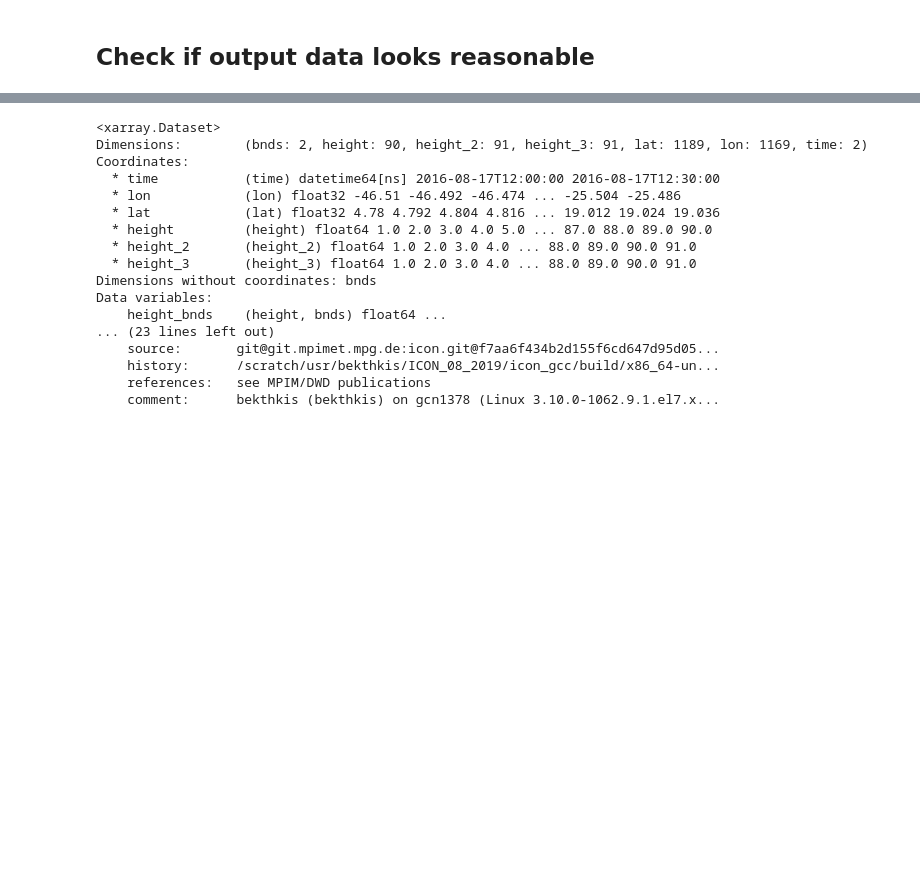
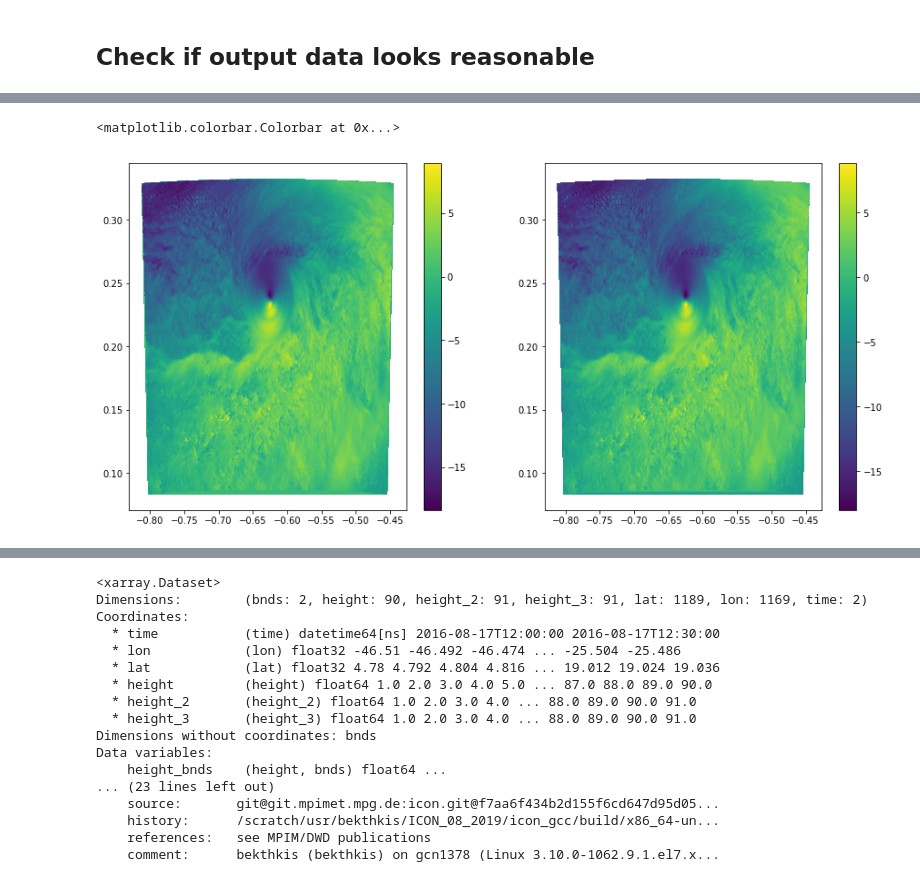
Before and after one commit to TracyMcBean/Idealize_TC, a Jupyter notebook: IdealizeCyclone/Jupyter/Check_output.ipynb, the cells around one changed output, grey strips where cells are left out. Saved outputs shown, nothing was run; the diff lists cells and outputs as text; code cells hidden in the pictures; blank space fills up the shorter version.

```diff
--- a/IdealizeCyclone/Jupyter/Check_output.ipynb
+++ b/IdealizeCyclone/Jupyter/Check_output.ipynb
@@ -70,0 +69,14 @@ array(1188.43342108)
+# %%
+plt.figure(figsize=(15,7))
+plt.subplot(121)
+#u.isel(time=1, height=89).plot()
+plt.tripcolor(ds.clon, ds.clat, ds.u.isel(time=0, height = 73))
+#plt.clim([-15,15])
+plt.colorbar()
+
+plt.subplot(122)
+plt.tripcolor(ds_init.clon, ds_init.clat, ds_init.u.isel(time=0, height = 60))
+plt.colorbar()
+# %% [output]
+<matplotlib.colorbar.Colorbar at 0x...>
+[figure, added]
```
Also changed, not shown: parts of 19 cells of this notebook, 5 other files.
